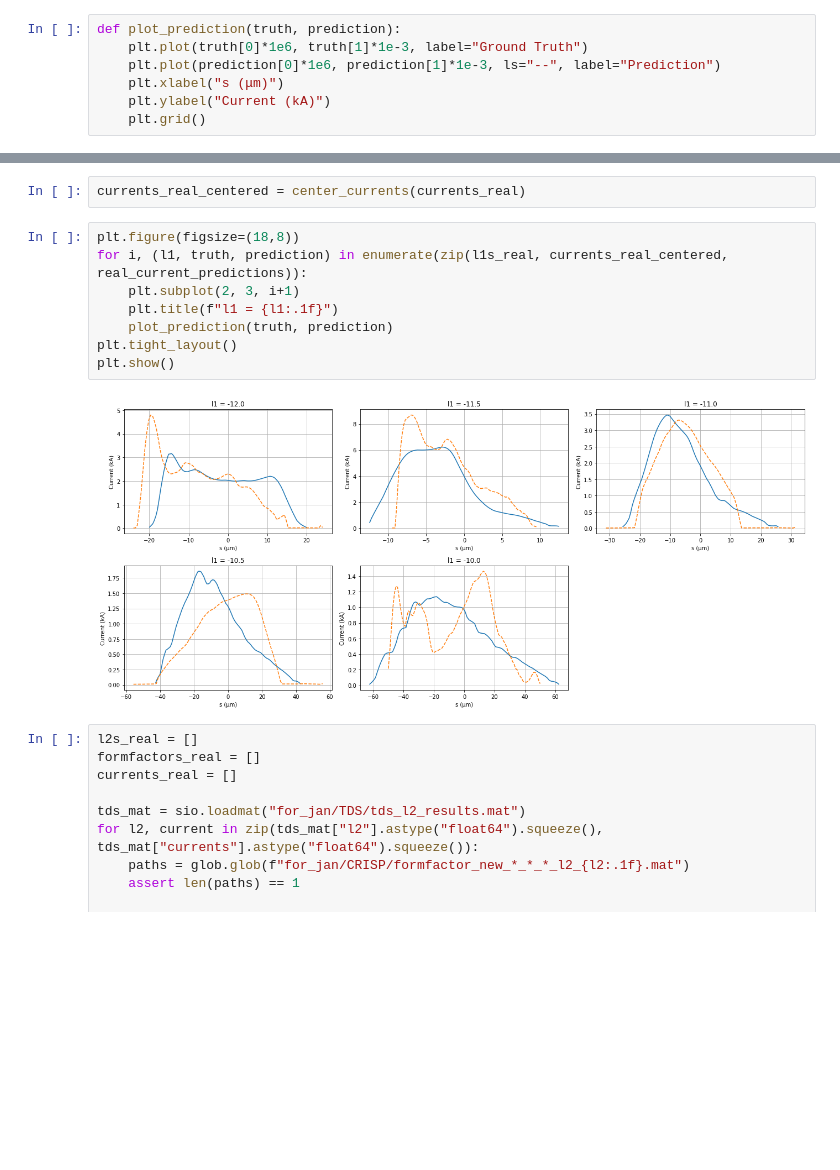
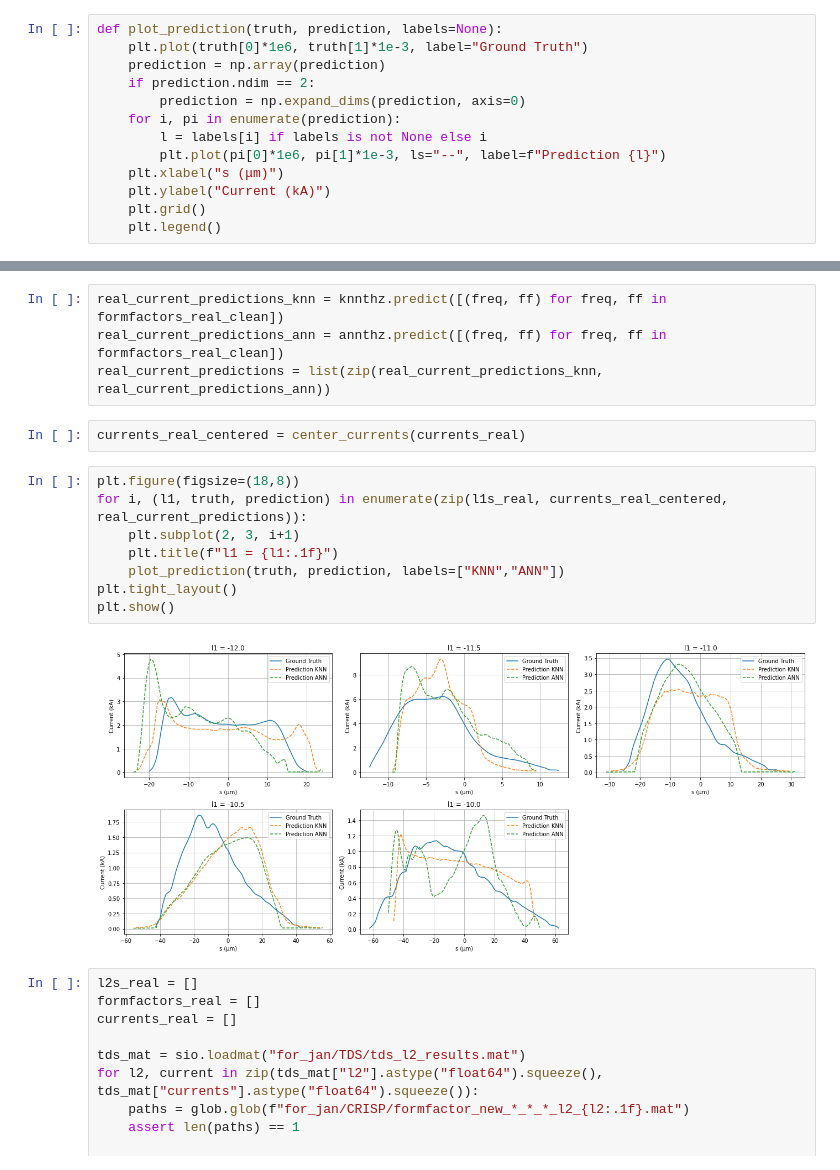
Before and after one commit to jank324/spectral-vd-euxfel, a Jupyter notebook: compare.ipynb, the cells around one changed output, grey strips where cells are left out. Drawn from its saved outputs; the diff is of its cells as text; blank space fills up the shorter version.

Commit message:
Also test KNN on real data

```diff
--- a/compare.ipynb
+++ b/compare.ipynb
@@ -131,12 +131,18 @@ else:
 # %% [markdown]
 ### Example Prediction
 # %%
-def plot_prediction(truth, prediction):
+def plot_prediction(truth, prediction, labels=None):
     plt.plot(truth[0]*1e6, truth[1]*1e-3, label="Ground Truth")
-    plt.plot(prediction[0]*1e6, prediction[1]*1e-3, ls="--", label="Prediction")
+    prediction = np.array(prediction)
+    if prediction.ndim == 2:
+        prediction = np.expand_dims(prediction, axis=0)
+    for i, pi in enumerate(prediction):
+        l = labels[i] if labels is not None else i
+        plt.plot(pi[0]*1e6, pi[1]*1e-3, ls="--", label=f"Prediction {l}")
     plt.xlabel("s (μm)")
     plt.ylabel("Current (kA)")
     plt.grid()
+    plt.legend()
 # %%
 times = {}
 
@@ -354,15 +358,19 @@ real_current_predictions = annthz.predict([(freq, ff) for freq, ff in formfactor
+# %%
+real_current_predictions_knn = knnthz.predict([(freq, ff) for freq, ff in formfactors_real_clean])
+real_current_predictions_ann = annthz.predict([(freq, ff) for freq, ff in formfactors_real_clean])
+real_current_predictions = list(zip(real_current_predictions_knn, real_current_predictions_ann))
 # %%
 currents_real_centered = center_currents(currents_real)
 # %%
 plt.figure(figsize=(18,8))
 for i, (l1, truth, prediction) in enumerate(zip(l1s_real, currents_real_centered, real_current_predictions)):
     plt.subplot(2, 3, i+1)
     plt.title(f"l1 = {l1:.1f}")
-    plot_prediction(truth, prediction)
+    plot_prediction(truth, prediction, labels=["KNN","ANN"])
 plt.tight_layout()
 plt.show()
 # %% [output]
-[figure, old version]
+[figure, new version]
 # %%
 l2s_real = []
 formfactors_real = []
```
Also changed, not shown: parts of 4 cells of this notebook.
